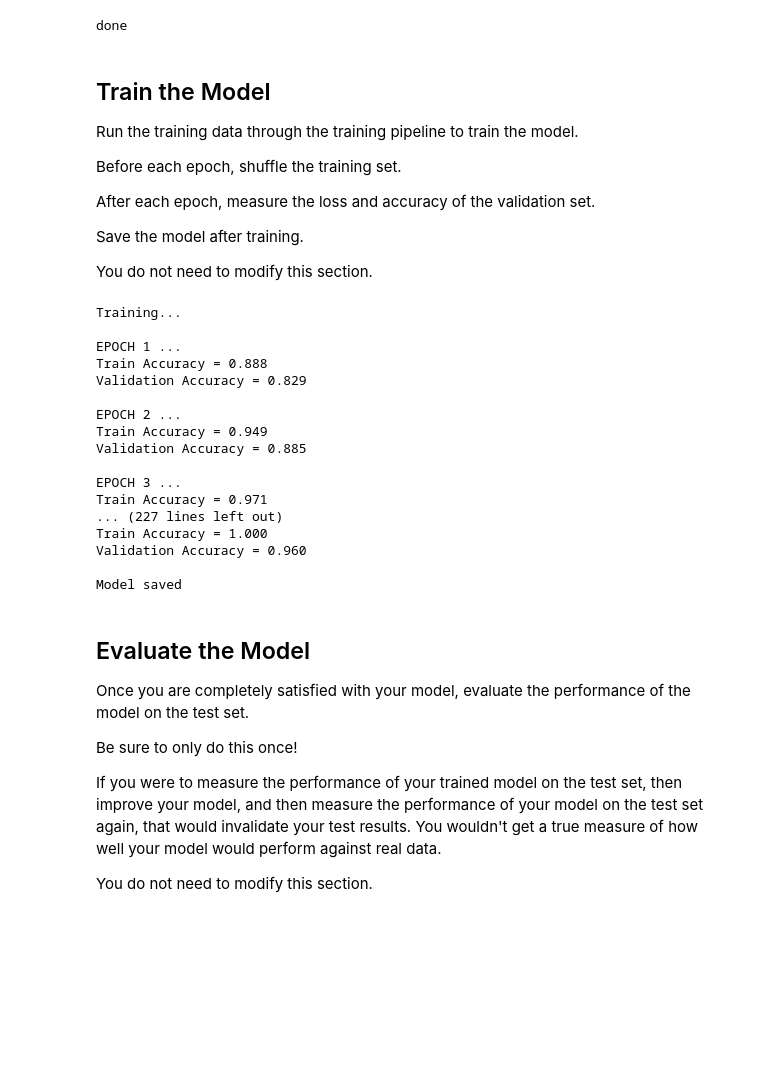
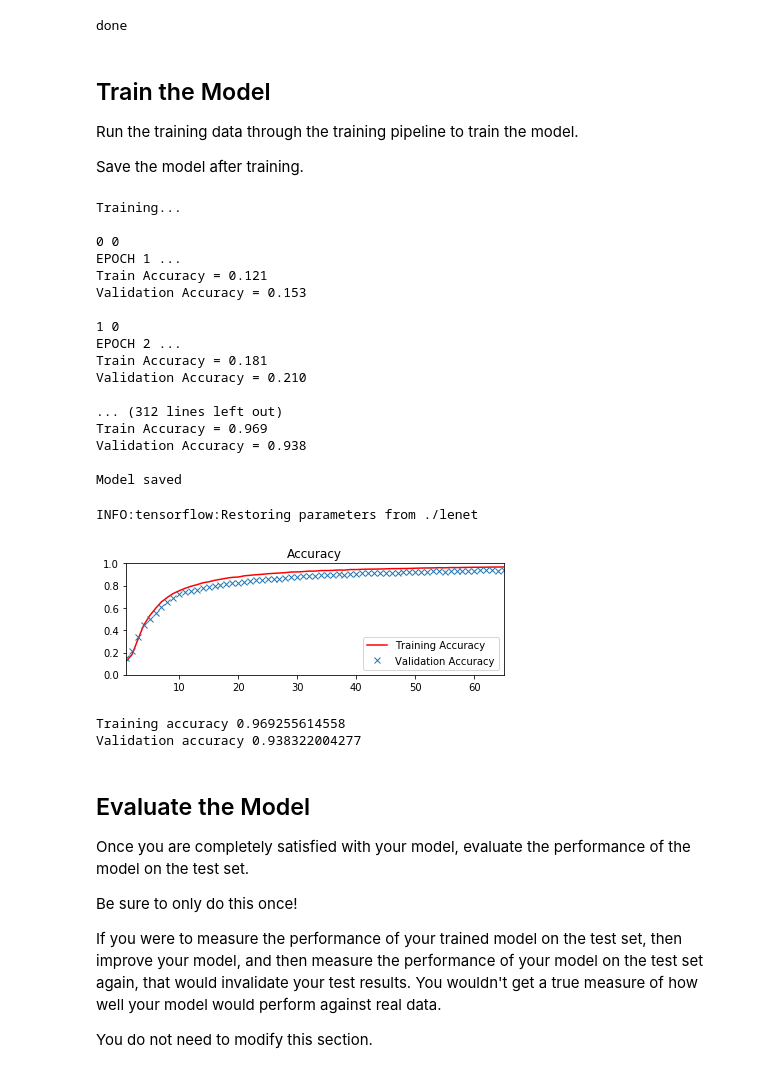
Before and after one commit to bhaveshwadhwani/CarND-Traffic-Sign-Classifier-Project, a Jupyter notebook: Traffic_Sign_Classifier.ipynb, the cells around one changed output. Saved outputs shown, nothing was run; the diff lists cells and outputs as text; code cells hidden in the pictures; blank space fills up the shorter version.

Commit message:
submission check

```diff
--- a/Traffic_Sign_Classifier.ipynb
+++ b/Traffic_Sign_Classifier.ipynb
@@ -791,26 +798,26 @@ done
 ## Train the Model
 Run the training data through the training pipeline to train the model.
 
-Before each epoch, shuffle the training set.
-
-After each epoch, measure the loss and accuracy of the validation set.
-
 Save the model after training.
-
-You do not need to modify this section.
 # %%
+training_acc = []
+validation_acc = []
+not_good = 0
 with tf.Session() as sess:
     sess.run(tf.global_variables_initializer())
     num_examples = len(X_train)
-
     print("Training...")
     print()
     for i in range(EPOCHS):
+        print(i,not_good)
+        if(i > 5 and (validation_acc[i-1]<= validation_acc[i-2]) and (validation_acc[i-2]<= validation_acc[i-3]) and (validation_acc[i-3]<= validation_acc[i-4])):
+            break
         X_train, y_train = shuffle(X_train, y_train)
         for offset in range(0, num_examples, BATCH_SIZE):
             end = offset + BATCH_SIZE
             batch_x, batch_y = X_train[offset:end], y_train[offset:end]
-            sess.run(training_operation, feed_dict={x: batch_x, y: batch_y, keep_prob: 0.5})
+            #print("keep_prob = 0.25")
+            sess.run(training_operation, feed_dict={x: batch_x, y: batch_y, keep_prob: 0.25})
 
         train_accuracy = evaluate(X_train, y_train)
         validation_accuracy = evaluate(X_validation, y_validation)
@@ -819,27 +826,51 @@ with tf.Session() as sess:
         print("Train Accuracy = {:.3f}".format(train_accuracy))
         print("Validation Accuracy = {:.3f}".format(validation_accuracy))
         print()
+        training_acc.append(train_accuracy)
+        validation_acc.append(validation_accuracy)
 
     saver.save(sess, 'lenet')
     print("Model saved")
 # %% [output]
 Training...
 
+0 0
 EPOCH 1 ...
-Train Accuracy = 0.888
-Validation Accuracy = 0.829
+Train Accuracy = 0.121
+Validation Accuracy = 0.153
 
+1 0
 EPOCH 2 ...
-Train Accuracy = 0.949
-Validation Accuracy = 0.885
+Train Accuracy = 0.181
+Validation Accuracy = 0.210
 
-EPOCH 3 ...
-Train Accuracy = 0.971
-... (227 lines left out)
-Train Accuracy = 1.000
-Validation Accuracy = 0.960
+... (312 lines left out)
+Train Accuracy = 0.969
+Validation Accuracy = 0.938
 
 Model saved
+# %%
+with tf.Session() as sess:
+    saver.restore(sess, tf.train.latest_checkpoint('.'))
+
+acc_plot = plt.subplot(211)
+acc_plot.set_title('Accuracy')
+epoch = [x+1 for x in range(65)]
+acc_plot.plot(epoch,training_acc , 'r', label='Training Accuracy')
+acc_plot.plot(epoch, validation_acc, 'x', label='Validation Accuracy')
+acc_plot.set_ylim([0, 1.0])
+acc_plot.set_xlim([1,65])
+acc_plot.legend(loc=4)
+plt.tight_layout()
+# %% [output]
+INFO:tensorflow:Restoring parameters from ./lenet
+[figure, added]
+# %%
+print("Training accuracy",max(training_acc))
+print("Validation accuracy",max(validation_acc))
+# %% [output]
+Training accuracy 0.969255614558
+Validation accuracy 0.938322004277
 # %% [markdown]
 ## Evaluate the Model
 Once you are completely satisfied with your model, evaluate the performance of the model on the test set.
```
Also changed, not shown: parts of 8 cells of this notebook, 12 other files.
